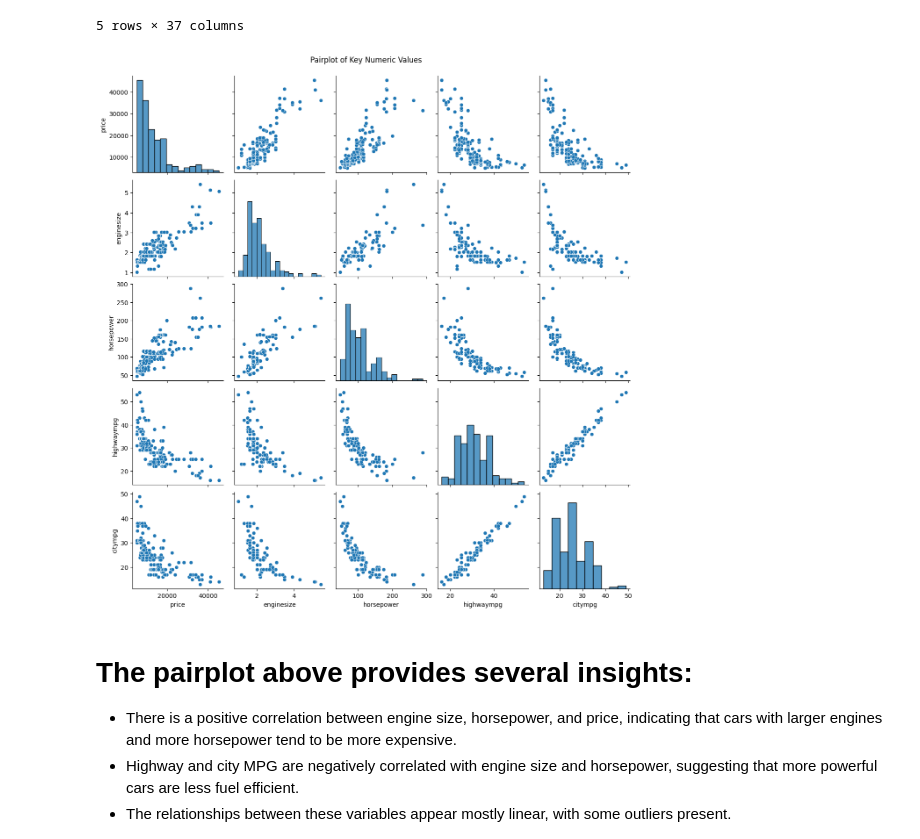
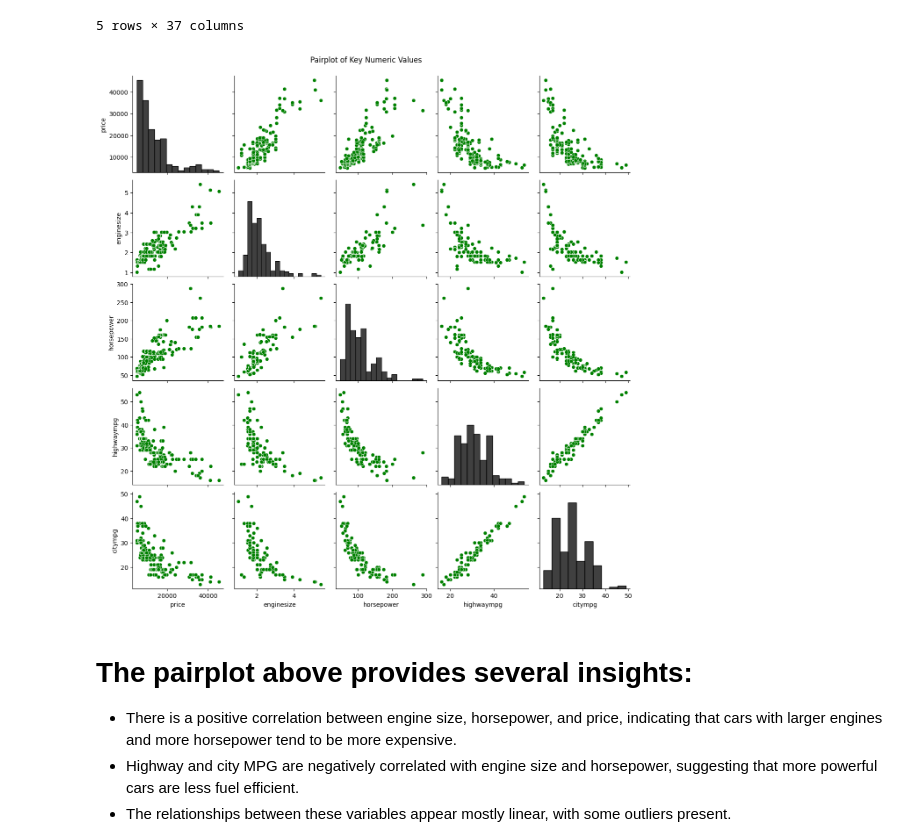
Before and after one commit to AL-MASNAI/car-price-analysis-hackathon-team4, a Jupyter notebook: jupyter_notebooks/Visualisation.ipynb, the cells around one changed output. Cells and saved outputs as stored; diff of their text form; code cells hidden in the pictures.

```diff
--- a/jupyter_notebooks/Visualisation.ipynb
+++ b/jupyter_notebooks/Visualisation.ipynb
@@ -54,7 +50,7 @@ import matplotlib.pyplot as plt
 import seaborn as sns
 import plotly.express as px
 # %%
-cars_df = pd.read_csv('Data/cleaned/cars_processed.csv')
+cars_df = pd.read_csv('Data/clean/cars_processed.csv')
 cars_df.head()
 # %% [output]
 |  | car_ID | brand | model | symboling | fueltype | aspiration | doornumber | carbody | drivewheel | ... |
@@ -66,11 +62,16 @@ cars_df.head()
 5 rows × 37 columns
 # %%
  # seaborn pairplot for price, enginesize, horsepower, highwaympg, citympg
-sns.pairplot(cars_df[['price', 'enginesize', 'horsepower', 'highwaympg', 'citympg']])
+sns.pairplot(
+    cars_df[['price', 'enginesize', 'horsepower', 'highwaympg', 'citympg']],
+    diag_kind='hist',
+    plot_kws={'color': 'green'},
+    diag_kws={'color': 'black'}
+)
 plt.suptitle('Pairplot of Key Numeric Values', y=1.02)
 plt.show()
 # %% [output]
-[figure, old version]
+[figure, new version]
 # %% [markdown]
 # The pairplot above provides several insights:
 - There is a positive correlation between engine size, horsepower, and price, indicating that cars with larger engines and more horsepower tend to be more expensive.
```
Also changed, not shown: parts of 6 cells of this notebook, 1 other file.
